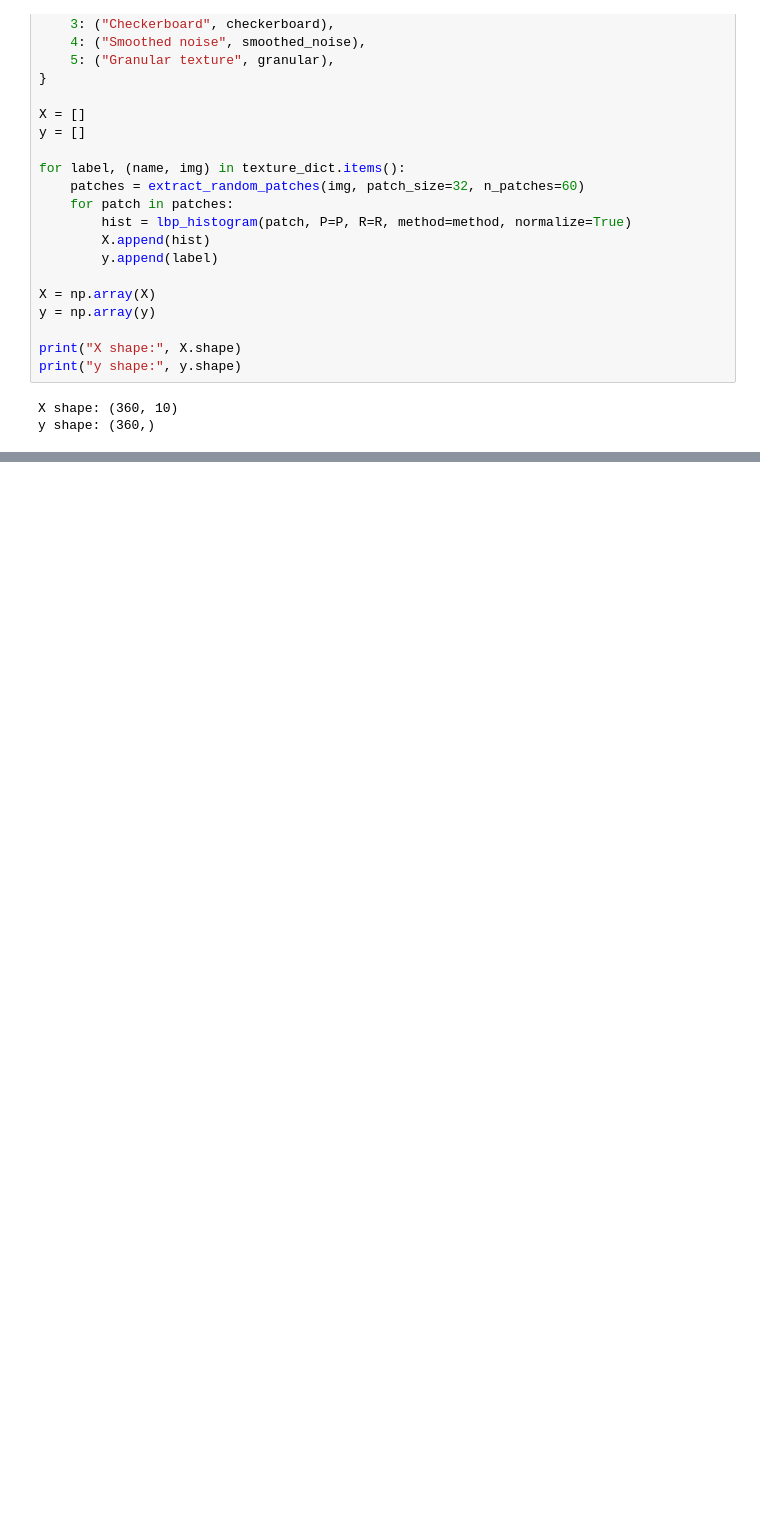
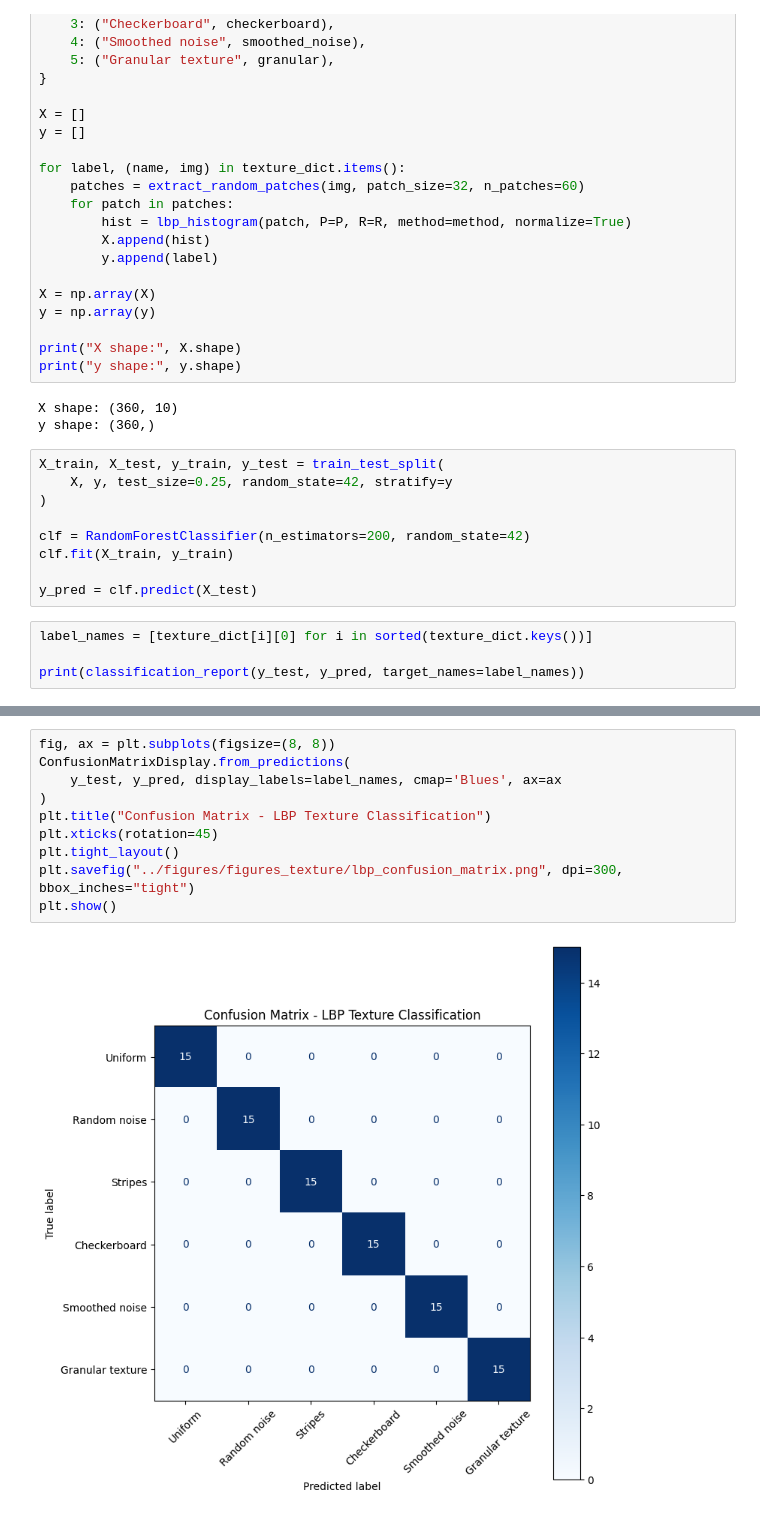
Before and after one commit to peterzm/ai-imaging-portfolio, a Jupyter notebook: 03_computer_vision/notebooks/06_lbp_texture_analysis.ipynb, the cells around one changed output, grey strips where cells are left out. Drawn from its saved outputs; the diff is of its cells as text; blank space fills up the shorter version.

```diff
--- a/03_computer_vision/notebooks/06_lbp_texture_analysis.ipynb
+++ b/03_computer_vision/notebooks/06_lbp_texture_analysis.ipynb
@@ -241,3 +241,16 @@ print("y shape:", y.shape)
 # %% [output]
 X shape: (360, 10)
 y shape: (360,)
+# %%
+X_train, X_test, y_train, y_test = train_test_split(
+    X, y, test_size=0.25, random_state=42, stratify=y
+)
+
+clf = RandomForestClassifier(n_estimators=200, random_state=42)
+clf.fit(X_train, y_train)
+
+y_pred = clf.predict(X_test)
+# %%
+label_names = [texture_dict[i][0] for i in sorted(texture_dict.keys())]
+
+print(classification_report(y_test, y_pred, target_names=label_names))
@@ -243,0 +270,12 @@ y shape: (360,)
+# %%
+fig, ax = plt.subplots(figsize=(8, 8))
+ConfusionMatrixDisplay.from_predictions(
+    y_test, y_pred, display_labels=label_names, cmap='Blues', ax=ax
+)
+plt.title("Confusion Matrix - LBP Texture Classification")
+plt.xticks(rotation=45)
+plt.tight_layout()
+plt.savefig("../figures/figures_texture/lbp_confusion_matrix.png", dpi=300, bbox_inches="tight")
+plt.show()
+# %% [output]
+[figure, added]
```
Also changed, not shown: parts of 3 cells of this notebook, 2 other files.
